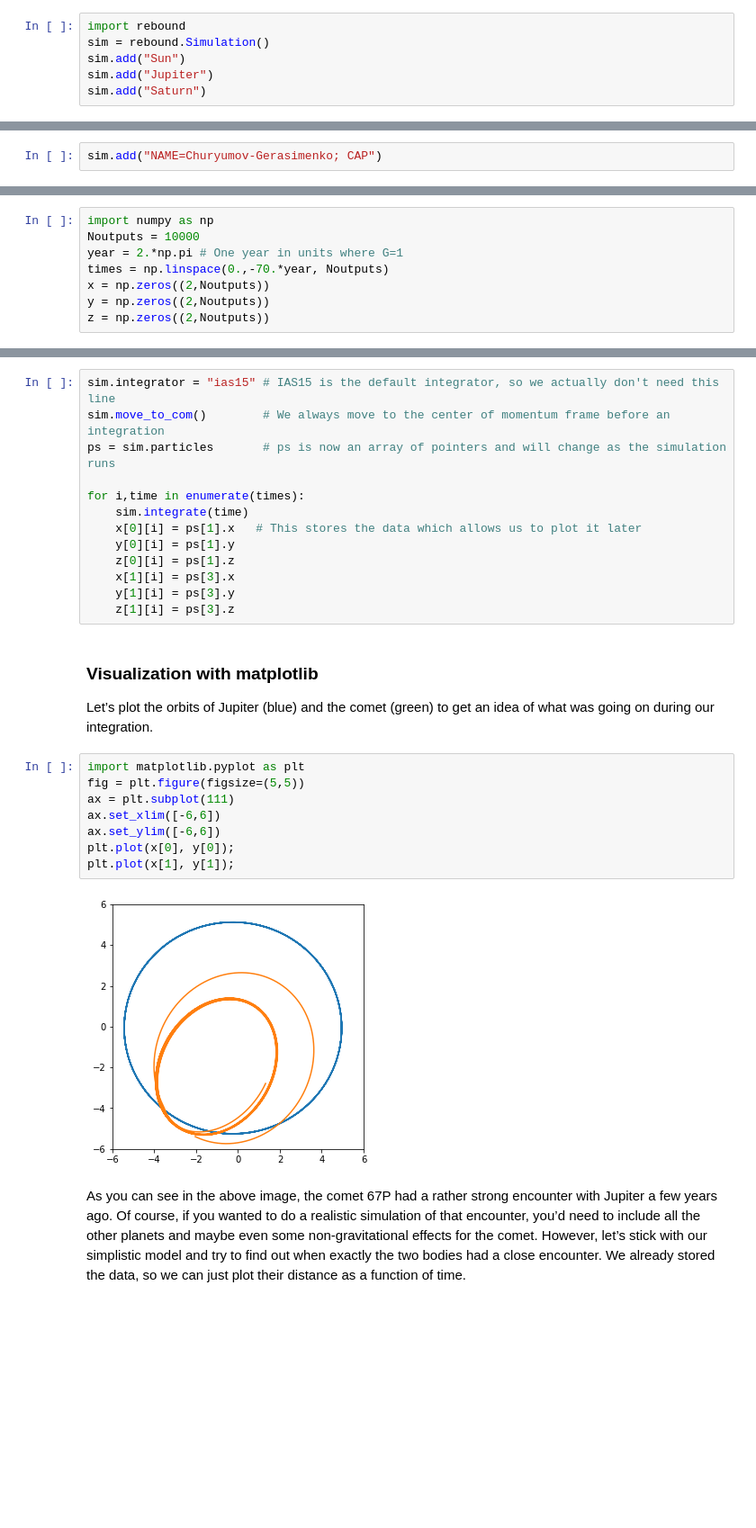
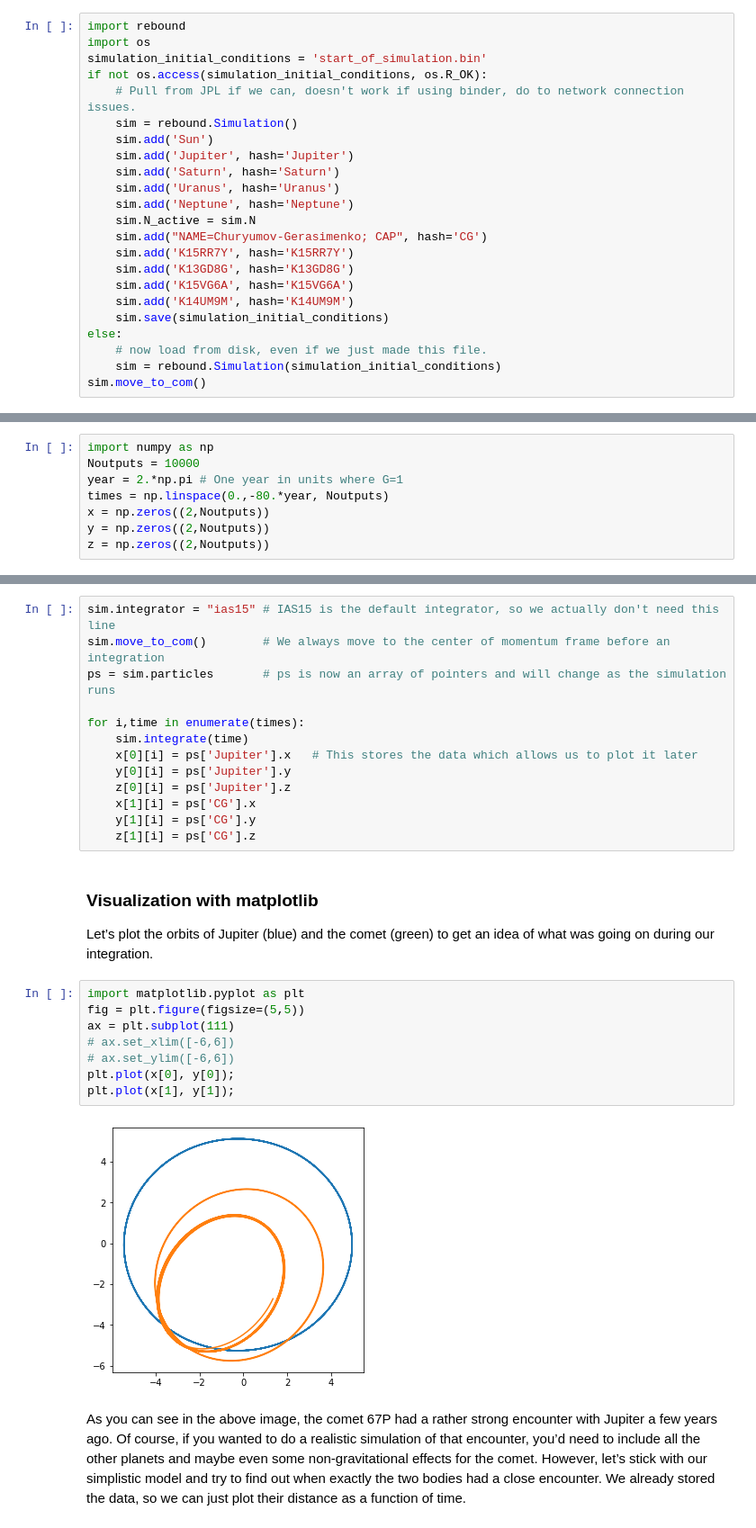
Before and after one commit to ijiraq/ASTR507, a Jupyter notebook: Churyumov–Gerasimenko.ipynb, the cells around one changed output, grey strips where cells are left out. Shown at 90% size. Drawn from its saved outputs; the diff is of its cells as text; blank space fills up the shorter version.

```diff
--- a/Churyumov–Gerasimenko.ipynb
+++ b/Churyumov–Gerasimenko.ipynb
@@ -9,9 +9,26 @@ If you’re interested in Solar System dynamics, you have probably heard of NASA
 # %%
 import rebound
-sim = rebound.Simulation()
-sim.add("Sun")
-sim.add("Jupiter")
-sim.add("Saturn")
+import os
+simulation_initial_conditions = 'start_of_simulation.bin'
+if not os.access(simulation_initial_conditions, os.R_OK):
+    # Pull from JPL if we can, doesn't work if using binder, do to network connection issues.
+    sim = rebound.Simulation()
+    sim.add('Sun')
+    sim.add('Jupiter', hash='Jupiter')
+    sim.add('Saturn', hash='Saturn')
+    sim.add('Uranus', hash='Uranus')
+    sim.add('Neptune', hash='Neptune')
+    sim.N_active = sim.N
+    sim.add("NAME=Churyumov-Gerasimenko; CAP", hash='CG')
+    sim.add('K15RR7Y', hash='K15RR7Y')
+    sim.add('K13GD8G', hash='K13GD8G')
+    sim.add('K15VG6A', hash='K15VG6A')
+    sim.add('K14UM9M', hash='K14UM9M')
+    sim.save(simulation_initial_conditions)
+else:
+    # now load from disk, even if we just made this file.
+    sim = rebound.Simulation(simulation_initial_conditions)
+sim.move_to_com()
 # %% [output]
 Searching NASA Horizons for 'Sun'... Found: Sun (10).
 Searching NASA Horizons for 'Jupiter'... Found: Jupiter Barycenter (5).
@@ -32,2 +60,0 @@ Let’s add something more interesting to our simulation: the comet 67P/Churyumo
-# %%
-sim.add("NAME=Churyumov-Gerasimenko; CAP")
@@ -58,7 +83,7 @@ While we’re integrating, let’s store the positions of Jupiter and the comet
 import numpy as np
 Noutputs = 10000
 year = 2.*np.pi # One year in units where G=1
-times = np.linspace(0.,-70.*year, Noutputs)
+times = np.linspace(0.,-80.*year, Noutputs)
 x = np.zeros((2,Noutputs))
 y = np.zeros((2,Noutputs))
 z = np.zeros((2,Noutputs))
@@ -71,12 +96,12 @@ ps = sim.particles       # ps is now an array of pointers and will change as the
 
 for i,time in enumerate(times):
     sim.integrate(time)
-    x[0][i] = ps[1].x   # This stores the data which allows us to plot it later
-    y[0][i] = ps[1].y
-    z[0][i] = ps[1].z
-    x[1][i] = ps[3].x
-    y[1][i] = ps[3].y
-    z[1][i] = ps[3].z
+    x[0][i] = ps['Jupiter'].x   # This stores the data which allows us to plot it later
+    y[0][i] = ps['Jupiter'].y
+    z[0][i] = ps['Jupiter'].z
+    x[1][i] = ps['CG'].x
+    y[1][i] = ps['CG'].y
+    z[1][i] = ps['CG'].z
 # %% [markdown]
 ### Visualization with matplotlib
 
@@ -84,13 +109,13 @@ Let’s plot the orbits of Jupiter (blue) and the comet (green) to get an idea o
 # %%
 import matplotlib.pyplot as plt
 fig = plt.figure(figsize=(5,5))
 ax = plt.subplot(111)
-ax.set_xlim([-6,6])
-ax.set_ylim([-6,6])
+# ax.set_xlim([-6,6])
+# ax.set_ylim([-6,6])
 plt.plot(x[0], y[0]);
 plt.plot(x[1], y[1]);
 # %% [output]
-[figure, old version]
+[figure, new version]
 # %% [markdown]
 As you can see in the above image, the comet 67P had a rather strong encounter with Jupiter a few years ago. Of course, if you wanted to do a realistic simulation of that encounter, you’d need to include all the other planets and maybe even some non-gravitational effects for the comet. However, let’s stick with our simplistic model and try to find out when exactly the two bodies had a close encounter. We already stored the data, so we can just plot their distance as a function of time.
 # %%
```
Also changed, not shown: parts of 10 cells of this notebook, 1 other file.
